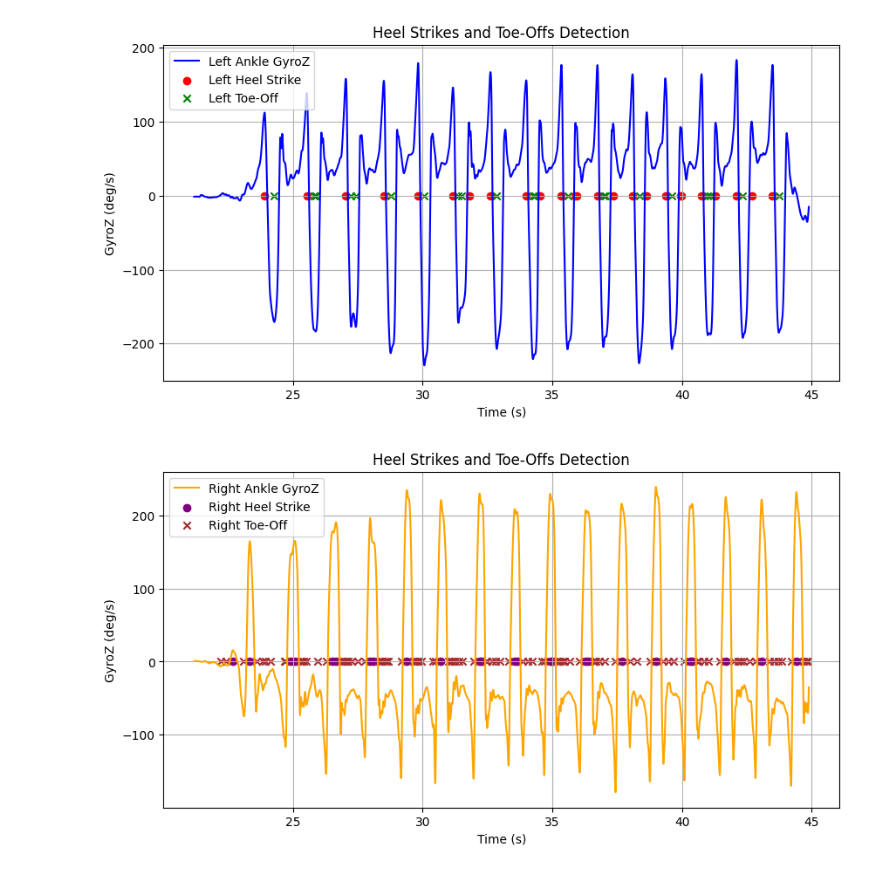
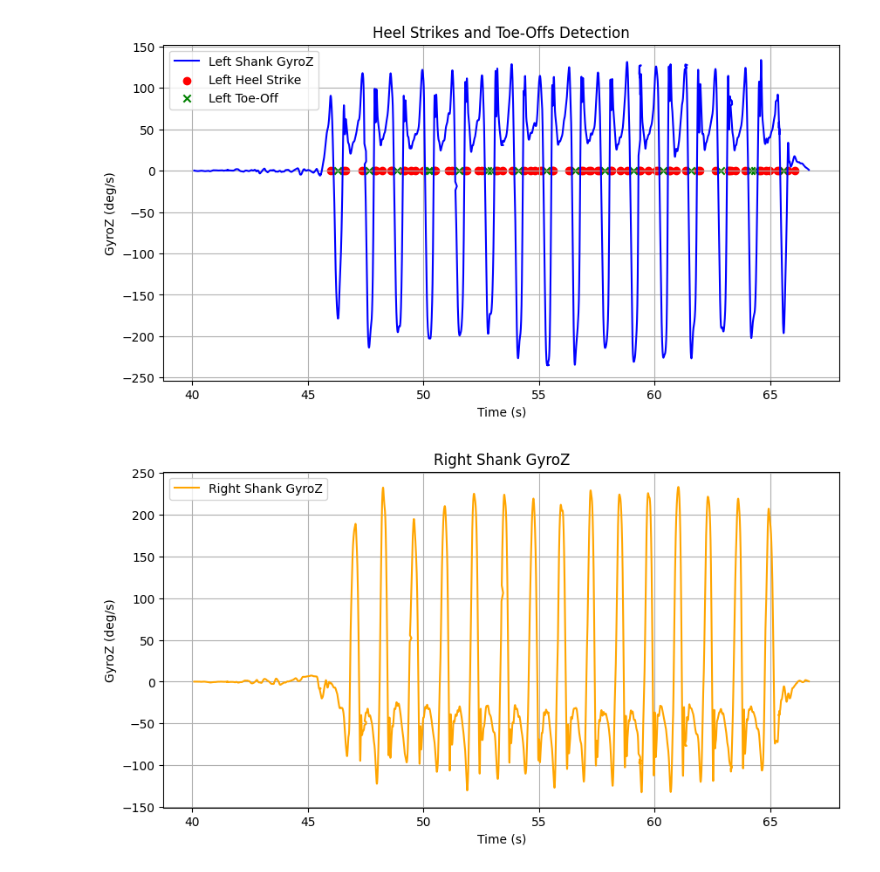
Before and after one commit to manoj1749/gait-research, a Jupyter notebook: New_Dataset/14-3-15/analysis_14_3_25.ipynb, the cells around one changed output. Cells and saved outputs as stored; diff of their text form; code cells hidden in the pictures.

```diff
--- a/New_Dataset/14-3-15/analysis_14_3_25.ipynb
+++ b/New_Dataset/14-3-15/analysis_14_3_25.ipynb
@@ -73,12 +73,13 @@ def compute_gait_symmetry(left_steps, right_steps):
 # -------------------------------
 # 8. Load Data and Perform Analysis
 # -------------------------------
-left_thigh_file = "./Test_variant_with_force_sensor/test_fast_pace/LT.csv"
-left_shank_file = "./Test_variant_with_force_sensor/test_fast_pace/LS.csv"
-left_ankle_file = "./Test_variant_with_force_sensor/test_fast_pace/LA.csv"
-right_thigh_file = "./Test_variant_with_force_sensor/test_fast_pace/RT.csv"
-right_shank_file = "./Test_variant_with_force_sensor/test_fast_pace/RS.csv"
-right_ankle_file = "./Test_variant_with_force_sensor/test_fast_pace/RA.csv"
+#./dataset_formatted_13-3-2025_Specimen_1/IMU/test1/LA.csv
+left_thigh_file = "../dataset_formatted_13-3-2025_Specimen_1/IMU/test1/LT.csv"
+left_shank_file = "../dataset_formatted_13-3-2025_Specimen_1/IMU/test1/LS.csv"
+left_ankle_file = "../dataset_formatted_13-3-2025_Specimen_1/IMU/test1/LA.csv"
+right_thigh_file = "../dataset_formatted_13-3-2025_Specimen_1/IMU/test1/RT.csv"
+right_shank_file = "../dataset_formatted_13-3-2025_Specimen_1/IMU/test1/RS.csv"
+right_ankle_file = "../dataset_formatted_13-3-2025_Specimen_1/IMU/test1/RA.csv"
 # %%
 left_thigh_data = load_imu_data(left_thigh_file)
 left_shank_data = load_imu_data(left_shank_file)
@@ -169,7 +232,7 @@ plt.show(block=True)
 plt.figure(figsize=(10, 5))
 
 # Plot GyroZ for left ankle
-plt.plot(left_ankle_data["Time(s)"], left_ankle_data["GyroZ_filtered"], label="Left Ankle GyroZ", color='blue')
+plt.plot(left_shank_data["Time(s)"], left_shank_data["GyroZ_filtered"], label="Left Shank GyroZ", color='blue')
 plt.scatter(left_heel_strikes, [0] * len(left_heel_strikes), marker='o', color='red', label="Left Heel Strike")
 plt.scatter(left_toe_offs, [0] * len(left_toe_offs), marker='x', color='green', label="Left Toe-Off")
 
@@ -180,4 +243,4 @@ plt.grid()
 plt.title("Heel Strikes and Toe-Offs Detection")
 plt.show(block=True)
 # %% [output]
-[figure, old version]
+[figure, new version]
@@ -195,22 +247,22 @@ step_time_diff, stride_symmetry_index = compute_gait_symmetry(left_step_times, r
 # %%
 # -------------------------------
 # Plot Heel Strikes & Toe-Offs
 # -------------------------------
 plt.figure(figsize=(10, 5))
 
 # Plot GyroZ for right ankle
-plt.plot(right_ankle_data["Time(s)"], right_ankle_data["GyroZ_filtered"], label="Right Ankle GyroZ", color='orange')
-plt.scatter(right_heel_strikes, [0] * len(right_heel_strikes), marker='o', color='purple', label="Right Heel Strike")
-plt.scatter(right_toe_offs, [0] * len(right_toe_offs), marker='x', color='brown', label="Right Toe-Off")
+plt.plot(right_shank_data["Time(s)"], right_shank_data["GyroZ_filtered"], label="Right Shank GyroZ", color='orange')
+# plt.scatter(right_heel_strikes, [0] * len(right_heel_strikes), marker='o', color='purple', label="Right Heel Strike")
+# plt.scatter(right_toe_offs, [0] * len(right_toe_offs), marker='x', color='brown', label="Right Toe-Off")
 
 plt.xlabel("Time (s)")
 plt.ylabel("GyroZ (deg/s)")
 plt.legend()
 plt.grid()
-plt.title("Heel Strikes and Toe-Offs Detection")
+plt.title("Right Shank GyroZ")
 plt.show(block=True)
 # %% [output]
-[figure, old version]
+[figure, new version]
 # %%
 # plt.figure(figsize=(10, 5))
 # plt.stem(freqs, fft_values, use_line_collection=True)
```
Also changed, not shown: parts of 10 cells of this notebook, 2 other files.
